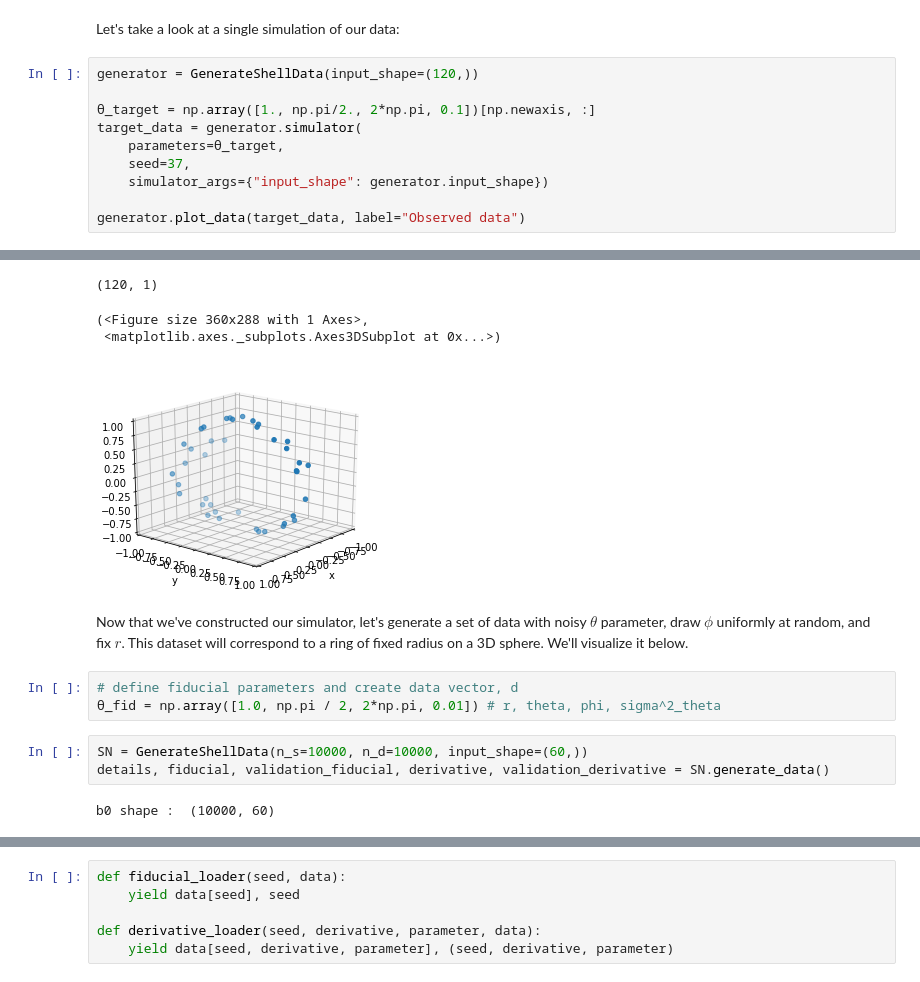
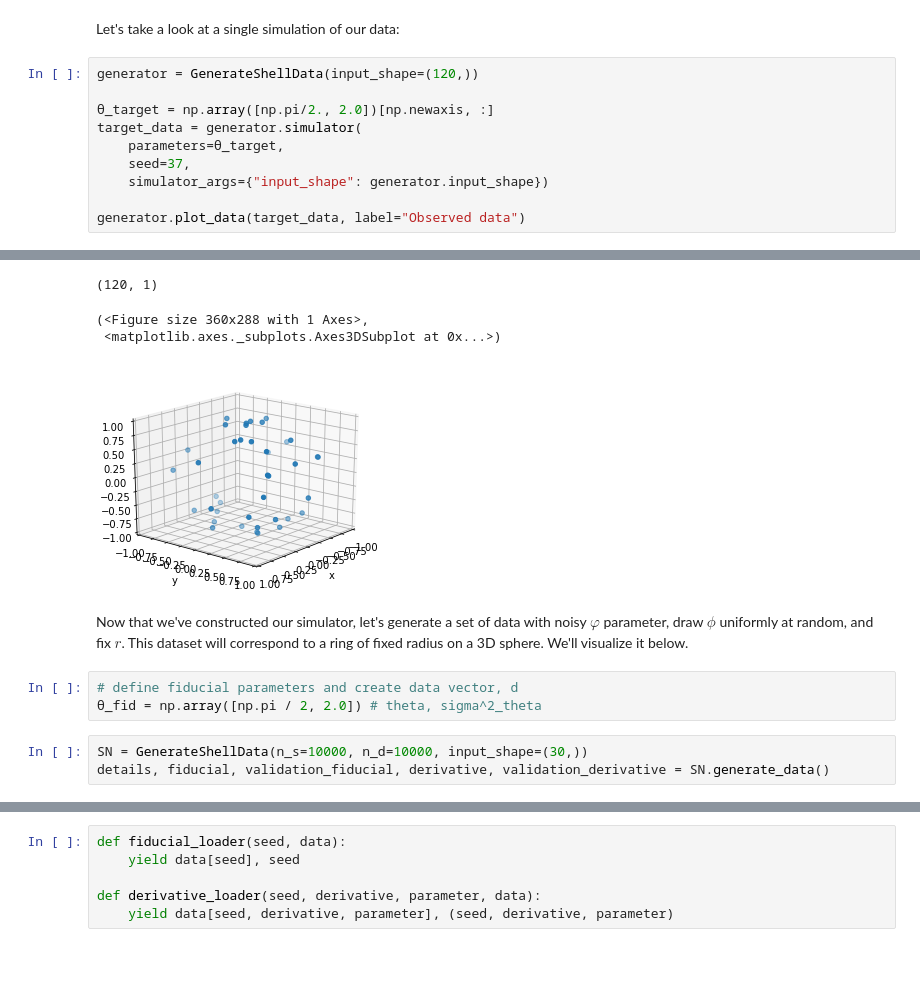
Before and after one commit to tlmakinen/imnn, a Jupyter notebook: IMNN_shell.ipynb, the cells around one changed output, grey strips where cells are left out. Cells and saved outputs as stored; diff of their text form.

```diff
--- a/IMNN_shell.ipynb
+++ b/IMNN_shell.ipynb
@@ -417,7 +372,7 @@ Let's take a look at a single simulation of our data:
 # %%
 generator = GenerateShellData(input_shape=(120,))
 
-θ_target = np.array([1., np.pi/2., 2*np.pi, 0.1])[np.newaxis, :]
+θ_target = np.array([np.pi/2., 2.0])[np.newaxis, :]
 target_data = generator.simulator(
     parameters=θ_target,
     seed=37,
@@ -429,17 +384,15 @@ WARNING:matplotlib.legend:No handles with labels found to put in legend.
 (120, 1)
 (<Figure size 360x288 with 1 Axes>,
  <matplotlib.axes._subplots.Axes3DSubplot at 0x...>)
-[figure, old version]
+[figure, new version]
 # %% [markdown]
-Now that we've constructed our simulator, let's generate a set of data with noisy $\theta$ parameter, draw $\phi$ uniformly at random, and fix $r$. This dataset will correspond to a ring of fixed radius on a 3D sphere. We'll visualize it below.
+Now that we've constructed our simulator, let's generate a set of data with noisy $\varphi$ parameter, draw $\phi$ uniformly at random, and fix $r$. This dataset will correspond to a ring of fixed radius on a 3D sphere. We'll visualize it below.
 # %%
 # define fiducial parameters and create data vector, d
-θ_fid = np.array([1.0, np.pi / 2, 2*np.pi, 0.01]) # r, theta, phi, sigma^2_theta
+θ_fid = np.array([np.pi / 2, 2.0]) # theta, sigma^2_theta
 # %%
-SN = GenerateShellData(n_s=10000, n_d=10000, input_shape=(60,))
+SN = GenerateShellData(n_s=10000, n_d=10000, input_shape=(30,))
 details, fiducial, validation_fiducial, derivative, validation_derivative = SN.generate_data()
-# %% [output]
-b0 shape :  (10000, 60)
 # %%
 print("fiducial = {}\nvalidation_fiducial = {}\nderivative = {}\nvalidation_derivative = {}".format(
     fiducial.shape, validation_fiducial.shape, derivative.shape, validation_derivative.shape))
```
Also changed, not shown: parts of 27 cells of this notebook, 1 other file.
